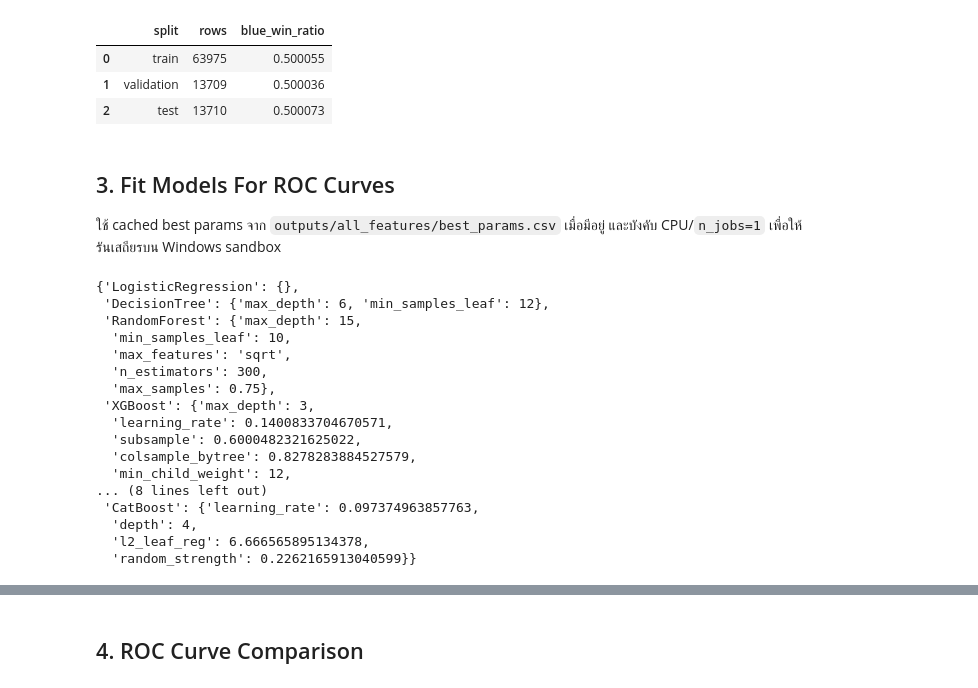
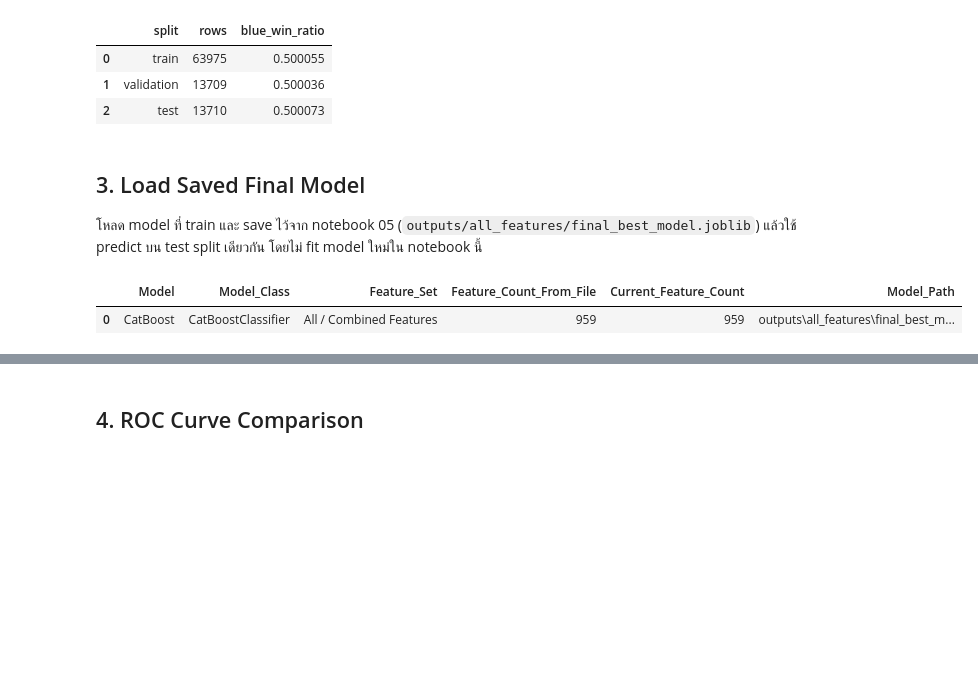
Before and after one commit to Kiatisakk/Predicting-League-of-Legends-Match-Outcomes-Using-10-Minute-Data, a Jupyter notebook: 08_roc_auc_analysis.ipynb, the cells around one changed output, grey strips where cells are left out. Saved outputs shown, nothing was run; the diff lists cells and outputs as text; code cells hidden in the pictures; blank space fills up the shorter version.

```diff
--- a/08_roc_auc_analysis.ipynb
+++ b/08_roc_auc_analysis.ipynb
@@ -156,60 +146,44 @@ split_summary.to_csv(OUTPUT_DIR / 'split_summary.csv', index=False)
 | 1 | validation | 13709 | 0.500036 |
 | 2 | test | 13710 | 0.500073 |
 # %% [markdown]
-## 3. Fit Models For ROC Curves
+## 3. Load Saved Final Model
 
-ใช้ cached best params จาก `outputs/all_features/best_params.csv` เมื่อมีอยู่ และบังคับ CPU/`n_jobs=1` เพื่อให้รันเสถียรบน Windows sandbox
+โหลด model ที่ train และ save ไว้จาก notebook 05 (`outputs/all_features/final_best_model.joblib`) แล้วใช้ predict บน test split เดียวกัน โดยไม่ fit model ใหม่ใน notebook นี้
 # %%
 
-INT_PARAMS = {'max_depth', 'min_samples_leaf', 'n_estimators', 'min_child_weight', 'num_leaves', 'min_child_samples', 'depth'}
+MODEL_DIR = Path('outputs/all_features')
+SAVED_MODEL_PATH = MODEL_DIR / 'final_best_model.joblib'
+FINAL_METRICS_PATH = MODEL_DIR / 'final_metrics.csv'
 
-def clean_cached_param_value(key, value):
-    if pd.isna(value) or value == '':
-        return None
-    if isinstance(value, str):
-        value = value.strip()
-        if value == '' or value.lower() == 'nan' or value == 'None':
-            return None
-    if key in INT_PARAMS:
-        return int(float(value))
-    if isinstance(value, str):
-        try:
-            return float(value)
-        except ValueError:
-            return value
-    return value
+if not SAVED_MODEL_PATH.exists():
+    raise FileNotFoundError(
+        f'Saved model not found: {SAVED_MODEL_PATH}. Run 05_modeling_all_features_kaggle.ipynb first.'
+    )
 
-def load_params(path='outputs/all_features/best_params.csv'):
-    params_table = pd.read_csv(path, index_col=0)
-    params = {}
-    for model_name, row in params_table.iterrows():
-        cleaned = {}
-        for key, value in row.items():
-            v = clean_cached_param_value(key, value)
-            if v is not None:
-                cleaned[key] = v
-        params[model_name] = cleaned
-    return params
+saved_model = joblib.load(SAVED_MODEL_PATH)
 
-best_params = load_params()
-best_params
+if FINAL_METRICS_PATH.exists():
+    saved_metrics = pd.read_csv(FINAL_METRICS_PATH)
+    saved_model_name = saved_metrics.loc[0, 'Model']
+    saved_feature_set = saved_metrics.loc[0, 'Feature_Set']
+    saved_feature_count = int(saved_metrics.loc[0, 'Feature_Count'])
+else:
+    saved_metrics = pd.DataFrame()
+    saved_model_name = saved_model.__class__.__name__
+    saved_feature_set = 'All / Combined Features'
+    saved_feature_count = X_all.shape[1]
+
+saved_model_info = pd.DataFrame([{
+    'Model': saved_model_name,
+    'Model_Class': saved_model.__class__.__name__,
+    'Feature_Set': saved_feature_set,
+    'Feature_Count_From_File': saved_feature_count,
+    'Current_Feature_Count': X_all.shape[1],
+    'Model_Path': str(SAVED_MODEL_PATH),
+}])
+display(saved_model_info)
 # %% [output]
-{'LogisticRegression': {},
- 'DecisionTree': {'max_depth': 6, 'min_samples_leaf': 12},
- 'RandomForest': {'max_depth': 15,
-  'min_samples_leaf': 10,
-  'max_features': 'sqrt',
-  'n_estimators': 300,
-  'max_samples': 0.75},
- 'XGBoost': {'max_depth': 3,
-  'learning_rate': 0.1400833704670571,
-  'subsample': 0.6000482321625022,
-  'colsample_bytree': 0.8278283884527579,
-  'min_child_weight': 12,
-... (8 lines left out)
- 'CatBoost': {'learning_rate': 0.097374963857763,
-  'depth': 4,
-  'l2_leaf_reg': 6.666565895134378,
-  'random_strength': 0.2262165913040599}}
+|  | Model | Model_Class | Feature_Set | Feature_Count_From_File | Current_Feature_Count | Model_Path |
+| 0 | CatBoost | CatBoostClassifier | All / Combined Features | 959 | 959 | outputs\all_features\final_best_m... |
 # %%
 
```
Also changed, not shown: parts of 8 cells of this notebook, 9 other files.
